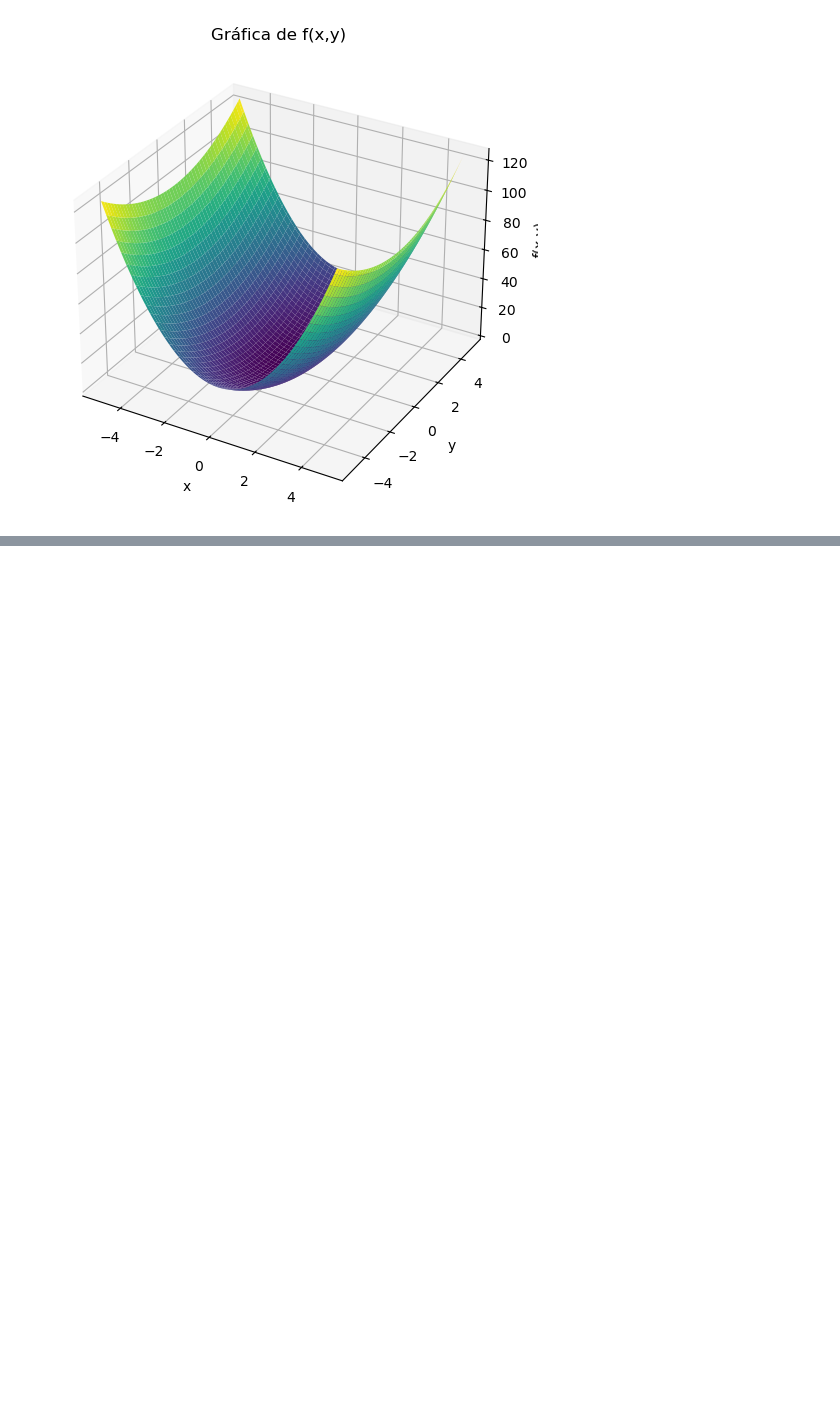
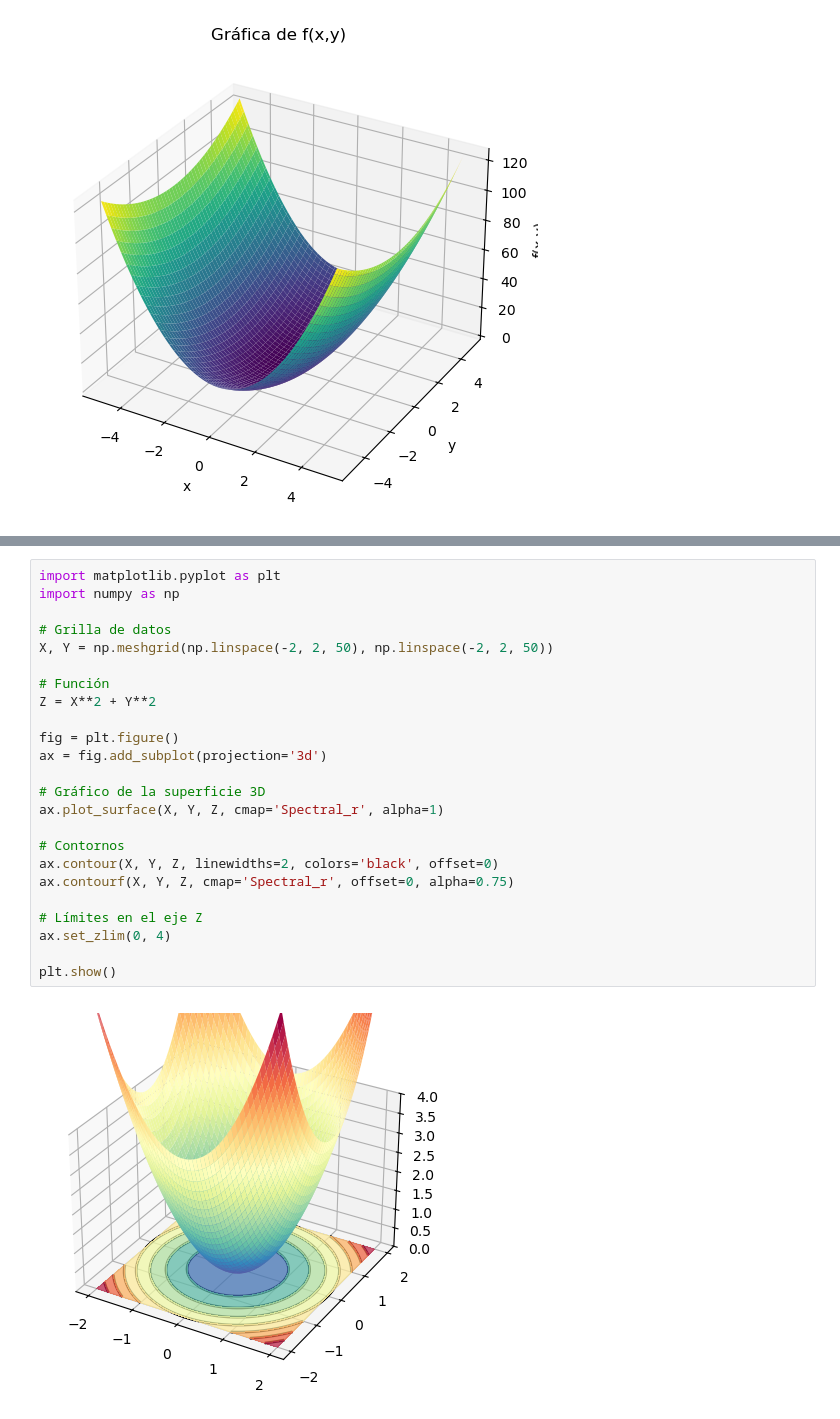
Before and after one commit to DenisOsses/CursoMulti, a Jupyter notebook: _sources/Cap1.ipynb, the cells around one changed output, grey strips where cells are left out. Drawn from its saved outputs; the diff is of its cells as text; blank space fills up the shorter version.

```diff
--- a/_sources/Cap1.ipynb
+++ b/_sources/Cap1.ipynb
@@ -221,0 +219,26 @@ Mapa de contorno de una función $f$
+# %%
+import matplotlib.pyplot as plt
+import numpy as np
+
+# Grilla de datos
+X, Y = np.meshgrid(np.linspace(-2, 2, 50), np.linspace(-2, 2, 50))
+
+# Función
+Z = X**2 + Y**2
+
+fig = plt.figure()
+ax = fig.add_subplot(projection='3d')
+
+# Gráfico de la superficie 3D
+ax.plot_surface(X, Y, Z, cmap='Spectral_r', alpha=1)
+
+# Contornos
+ax.contour(X, Y, Z, linewidths=2, colors='black', offset=0)
+ax.contourf(X, Y, Z, cmap='Spectral_r', offset=0, alpha=0.75)
+
+# Límites en el eje Z
+ax.set_zlim(0, 4)
+
+plt.show()
+# %% [output]
+[figure, added]
```
Also changed, not shown: parts of 2 cells of this notebook, 4 other files.
